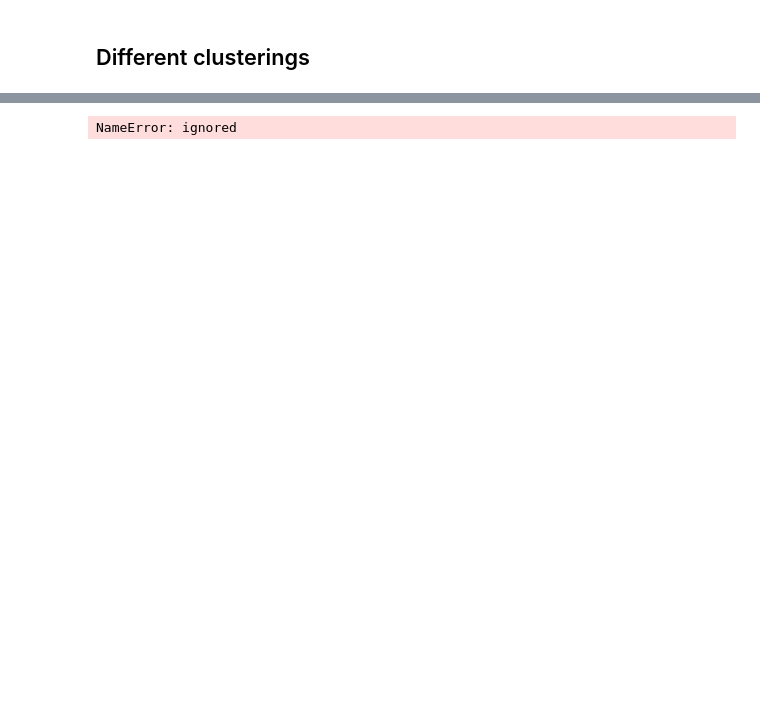
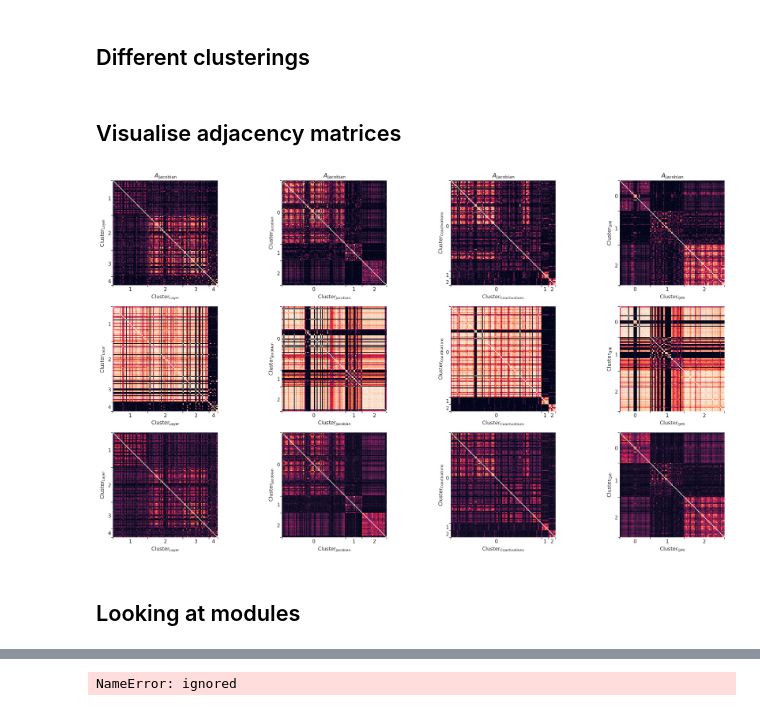
Before and after one commit to VRehnberg/pairwise_modularity, a Jupyter notebook: pairwise_similarity_modularity.ipynb, the cells around one changed output, grey strips where cells are left out. Saved outputs shown, nothing was run; the diff lists cells and outputs as text; code cells hidden in the pictures; blank space fills up the shorter version.

```diff
--- a/pairwise_similarity_modularity.ipynb
+++ b/pairwise_similarity_modularity.ipynb
@@ -577,0 +554,54 @@ clusters["Random"] = np.random.randint(0, n_clusters, n_activations)
+# %% [markdown]
+## Visualise adjacency matrices
+# %%
+n_cols = len(clusters)
+n_rows = len(adjacency_matrices)
+fig, axs = plt.subplots(
+    n_rows,
+    n_cols,
+    figsize=(4.8 * n_cols, 3.6 * n_rows),
+    dpi=100,
+)
+axs = axs.reshape(n_rows, n_cols)
+pbar = tqdm(total=n_rows * n_cols)
+for i_col, (cluster_name, i_cluster) in enumerate(clusters.items()):
+    for i_row, (adj_mat_name, adj_mat) in enumerate(adjacency_matrices.items()):
+        pbar.update(1)
+        ax = axs[i_row, i_col]
+
+        # Sort adjacency matrix
+        i_sort = np.argsort(i_cluster)
+        adj_mat = adj_mat[i_sort, :][:, i_sort]
+
+        # Heatmap
+        vmax = adj_mat[~np.eye(i_sort.size, dtype=bool)].max()
+        sns.heatmap(adj_mat, ax=ax, square=True, cbar=False, vmax=vmax)
+
+        # Set column title
+        if i_row==0:
+            ax.set_title(r"$A_\mathrm{" + adj_mat_name + "}$")
+
+        # Set cluster name
+        xy_label = r"Cluster$_\mathrm{" + cluster_name + "}$"
+        ax.set_ylabel(xy_label)
+        ax.set_xlabel(xy_label)
+
+        # Set ticks
+        labels, counts = np.unique(i_cluster, return_counts=True)
+        ticks = np.cumsum([0, *counts])
+        centered_ticks = (ticks[1:] + ticks[:-1]) / 2
+        ticklabels = labels
+        for subax in [ax.xaxis, ax.yaxis]:
+            subax.set_major_locator(ticker.FixedLocator(ticks))
+            subax.set_major_formatter(ticker.NullFormatter())
+            subax.set_minor_locator(ticker.FixedLocator(centered_ticks))
+            subax.set_minor_formatter(ticker.FixedFormatter(ticklabels))
+        ax.tick_params(which="minor", length=0.0)
+
+pbar.close()
+
+fig.tight_layout()
+# %% [output]
+[figure, added]
+# %% [markdown]
+## Looking at modules
```
Also changed, not shown: parts of 23 cells of this notebook.
